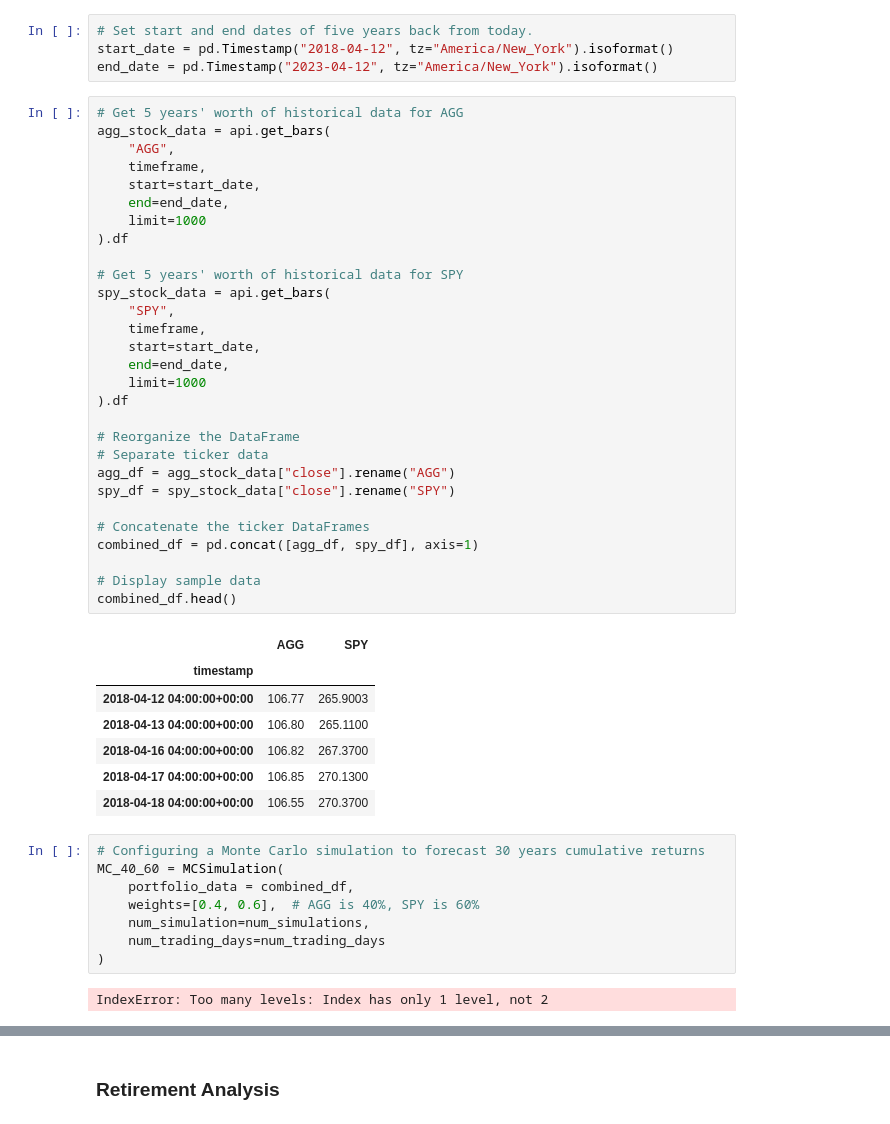
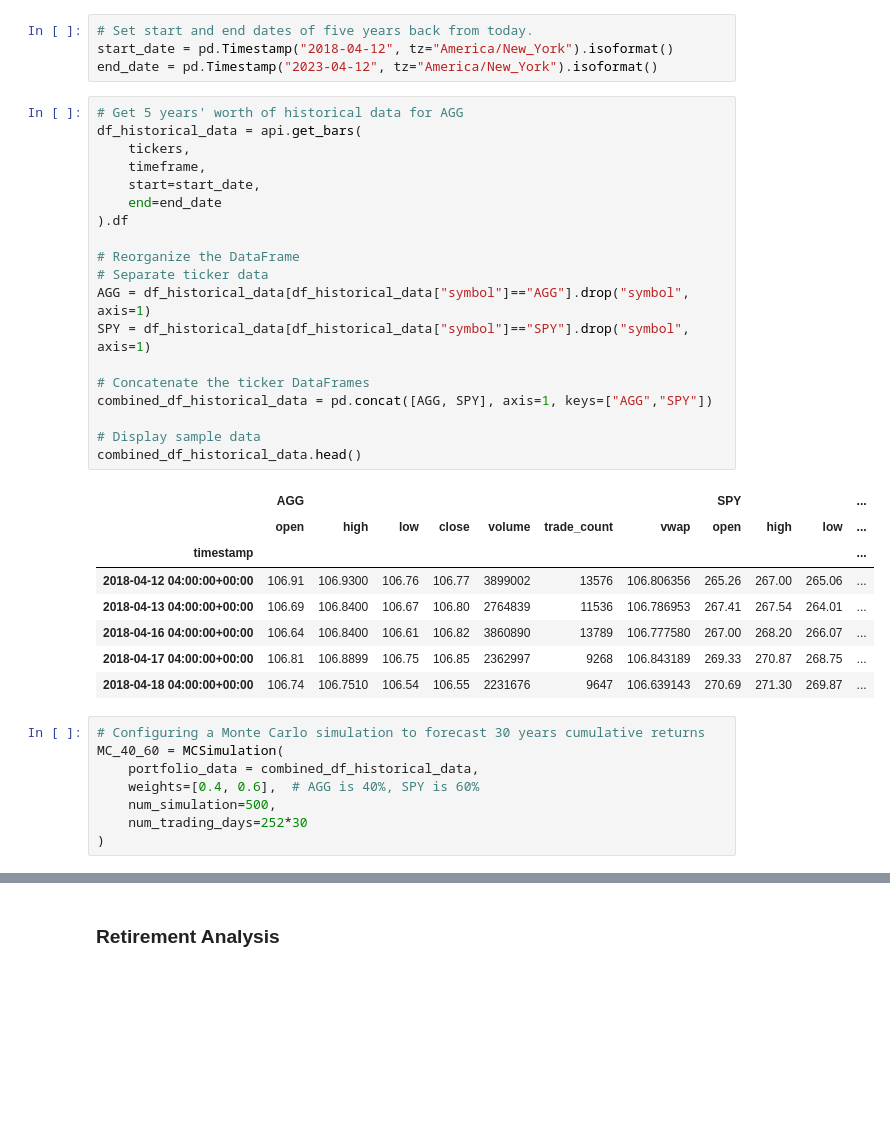
Before and after one commit to regulolanz/Personal-Finance-Planner, a Jupyter notebook: financial-planner.ipynb, the cells around one changed output, grey strips where cells are left out. Cells and saved outputs as stored; diff of their text form; blank space fills up the shorter version.

```diff
--- a/financial-planner.ipynb
+++ b/financial-planner.ipynb
@@ -181,50 +174,39 @@ start_date = pd.Timestamp("2018-04-12", tz="America/New_York").isoformat()
 end_date = pd.Timestamp("2023-04-12", tz="America/New_York").isoformat()
 # %%
 # Get 5 years' worth of historical data for AGG
-agg_stock_data = api.get_bars(
-    "AGG",
+df_historical_data = api.get_bars(
+    tickers,
     timeframe,
     start=start_date,
-    end=end_date,
-    limit=1000
-).df
-
-# Get 5 years' worth of historical data for SPY
-spy_stock_data = api.get_bars(
-    "SPY",
-    timeframe,
-    start=start_date,
-    end=end_date,
-    limit=1000
+    end=end_date
 ).df
 
 # Reorganize the DataFrame
 # Separate ticker data
-agg_df = agg_stock_data["close"].rename("AGG")
-spy_df = spy_stock_data["close"].rename("SPY")
+AGG = df_historical_data[df_historical_data["symbol"]=="AGG"].drop("symbol", axis=1)
+SPY = df_historical_data[df_historical_data["symbol"]=="SPY"].drop("symbol", axis=1)
 
 # Concatenate the ticker DataFrames
-combined_df = pd.concat([agg_df, spy_df], axis=1)
+combined_df_historical_data = pd.concat([AGG, SPY], axis=1, keys=["AGG","SPY"])
 
 # Display sample data
-combined_df.head()
+combined_df_historical_data.head()
 # %% [output]
-|  | AGG | SPY |
-| timestamp |  |  |
-| 2018-04-12 04:00:00+00:00 | 106.77 | 265.9003 |
-| 2018-04-13 04:00:00+00:00 | 106.80 | 265.1100 |
-| 2018-04-16 04:00:00+00:00 | 106.82 | 267.3700 |
-| 2018-04-17 04:00:00+00:00 | 106.85 | 270.1300 |
-| 2018-04-18 04:00:00+00:00 | 106.55 | 270.3700 |
+|  | AGG |  |  |  |  |  |  | SPY |  |  | ... |
+|  | open | high | low | close | volume | trade_count | vwap | open | high | low | ... |
+| timestamp |  |  |  |  |  |  |  |  |  |  | ... |
+| 2018-04-12 04:00:00+00:00 | 106.91 | 106.9300 | 106.76 | 106.77 | 3899002 | 13576 | 106.806356 | 265.26 | 267.00 | 265.06 | ... |
+| 2018-04-13 04:00:00+00:00 | 106.69 | 106.8400 | 106.67 | 106.80 | 2764839 | 11536 | 106.786953 | 267.41 | 267.54 | 264.01 | ... |
+| 2018-04-16 04:00:00+00:00 | 106.64 | 106.8400 | 106.61 | 106.82 | 3860890 | 13789 | 106.777580 | 267.00 | 268.20 | 266.07 | ... |
+| 2018-04-17 04:00:00+00:00 | 106.81 | 106.8899 | 106.75 | 106.85 | 2362997 | 9268 | 106.843189 | 269.33 | 270.87 | 268.75 | ... |
+| 2018-04-18 04:00:00+00:00 | 106.74 | 106.7510 | 106.54 | 106.55 | 2231676 | 9647 | 106.639143 | 270.69 | 271.30 | 269.87 | ... |
 # %%
 # Configuring a Monte Carlo simulation to forecast 30 years cumulative returns
 MC_40_60 = MCSimulation(
-    portfolio_data = combined_df,
+    portfolio_data = combined_df_historical_data,
     weights=[0.4, 0.6],  # AGG is 40%, SPY is 60%
-    num_simulation=num_simulations,
-    num_trading_days=num_trading_days
+    num_simulation=500,
+    num_trading_days=252*30
 )
-# %% [output]
-IndexError: Too many levels: Index has only 1 level, not 2
 # %%
 # Printing the simulation input data
```
Also changed, not shown: parts of 11 cells of this notebook.
